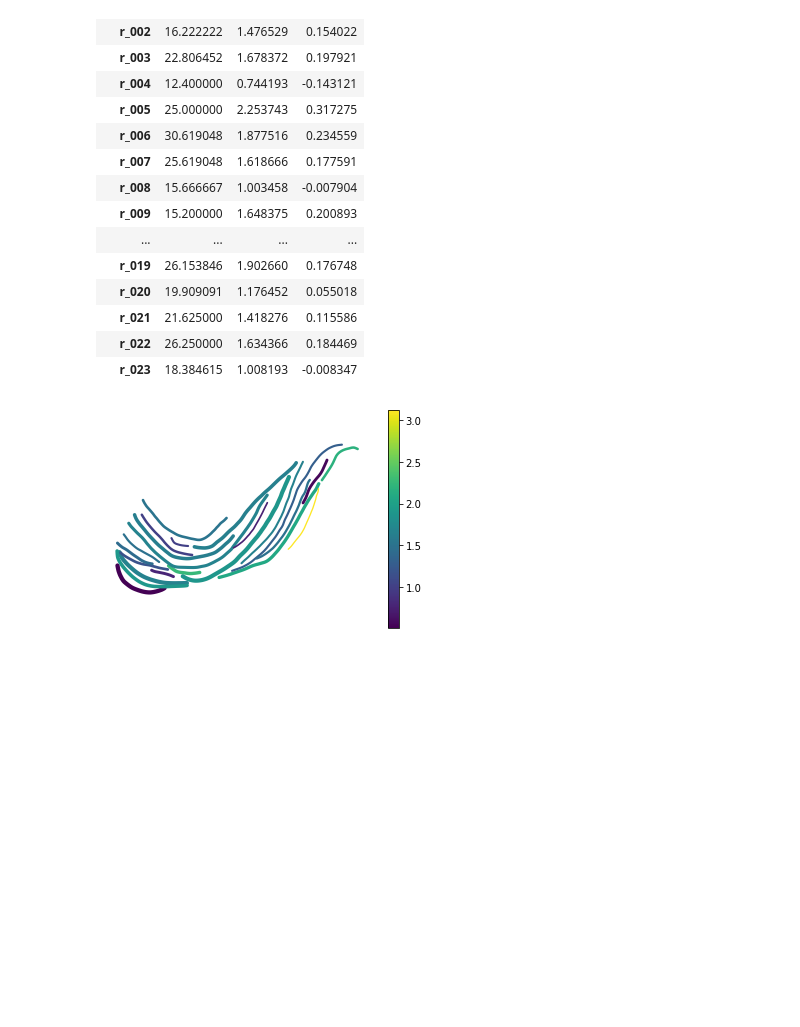
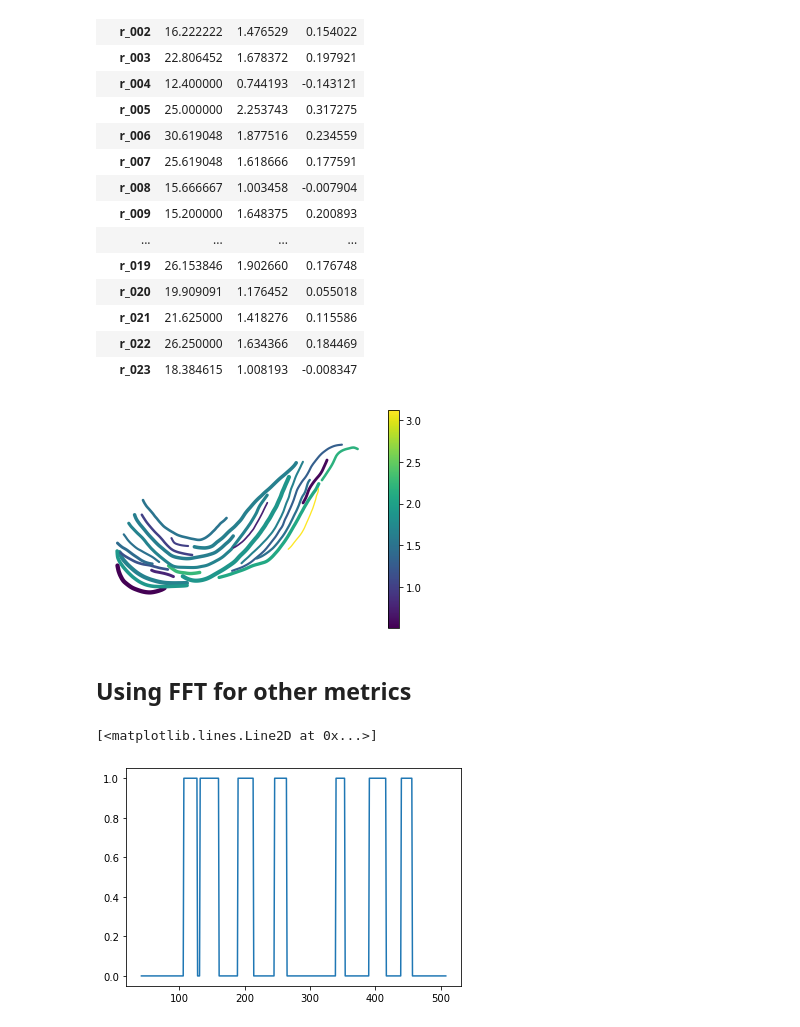
Before and after one commit to tamu-edu/scrollstats, a Jupyter notebook: RidgeMetricDevelopment.ipynb, the cells around one changed output. Saved outputs shown, nothing was run; the diff lists cells and outputs as text; code cells hidden in the pictures; blank space fills up the shorter version.

```diff
--- a/RidgeMetricDevelopment.ipynb
+++ b/RidgeMetricDevelopment.ipynb
@@ -276,6 +368,20 @@ class TransectDataExtractor:
 
         return list(zip(starts, ends))
 
+    def generate_rde(self, i:int):
+        """Generate a RidgeDataExtractor at a given vertex index"""
+
+        geom = self.substrings[i]
+        idx = self.substring_indices[i]
+        dem = self.raw_dem_signal[idx[0]:idx[1]]
+        bin = self.clean_bin_signal[idx[0]:idx[1]]
+        rde = RidgeDataExtractor(geom, dem, bin)
+
+        return rde
+
+    def generate_rde_list(self):
+        """Generate a list of RidgeDataExtractors for each available vertex in the transect"""
+        return [self.generate_rde(i) for i, sub in enumerate(self.substrings)]
 
     def calc_ridge_metrics(self):
         """
@@ -284,14 +390,7 @@ class TransectDataExtractor:
         """
         gdf_list = []
 
-        for i, substring in enumerate(self.substrings):
-
-            geom = substring
-            idx = self.substring_indices[i]
-            dem = self.raw_dem_signal[idx[0]:idx[1]]
-            bin = self.clean_bin_signal[idx[0]:idx[1]]
-            rde = RidgeDataExtractor(geom, dem, bin)
-
+        for rde in self.generate_rde_list():
             t_id = self.transect_id
             width = rde.ridge_width_px
             amp = rde.ridge_amp
@@ -414,8 +511,8 @@ class RidgeDataExtractor:
 # %% [markdown]
 ## Extract data along transects
 # %%
-transects = BendDataExtractor(transects, bin_raster, dem).sample_tha_lines()
-transects.head()
+bde = BendDataExtractor(transects, bin_raster, dem).sample_tha_lines()
+bde.head()
 # %% [output]
 |  | transect_id | bend_id | cl_distance | length | num_coords | shoot_distance | search_distance | dev_from_90 | ... |
 | 0 | t_009 | LBR_025 | 551.487241 | 521.697579 | 10 | 300 | 200 | 5 | ... |
@@ -426,9 +523,10 @@ transects.head()
 # %%
 
 itx = pd.concat(
-    [TransectDataExtractor(*row, transects.crs).calc_ridge_metrics() \
-        for i, row in transects[["transect_id", "geometry", "dem_signal", "clean_bin_signal"]].iterrows()]
-        ).set_index(["bend_id", "transect_id", "ridge_id"])
+    [TransectDataExtractor(*row, bde.crs).calc_ridge_metrics() \
+        for i, row in bde[["transect_id", "geometry", "dem_signal", "clean_bin_signal"]].iterrows()]
+).set_index(["bend_id", "transect_id", "ridge_id"])
+
 itx.head()
 # %% [output]
 |  |  |  | width | amp | geometry |
@@ -522,7 +620,7 @@ sus_transects
 | 5 | t_040 | 4.652607 |
 | 6 | t_041 | 4.564426 |
 # %%
-sus_signals = transects.set_index("transect_id").loc[sus_transects["transect_id"]][["dem_signal"]]
+sus_signals = bde.set_index("transect_id").loc[sus_transects["transect_id"]][["dem_signal"]]
 
 fig, (ax1, ax2) = plt.subplots(2, 1, figsize=(8, 6))
 
@@ -574,3 +672,10 @@ ax = ridges_w_metrics.plot(column="amp", legend=True)
 ax.set_axis_off()
 # %% [output]
 [figure]
+# %% [markdown]
+## Using FFT for other metrics
+# %%
+plt.plot(bde.clean_bin_signal[0])
+# %% [output]
+[<matplotlib.lines.Line2D at 0x...>]
+[figure, added]
```
Also changed, not shown: parts of 12 cells of this notebook.
